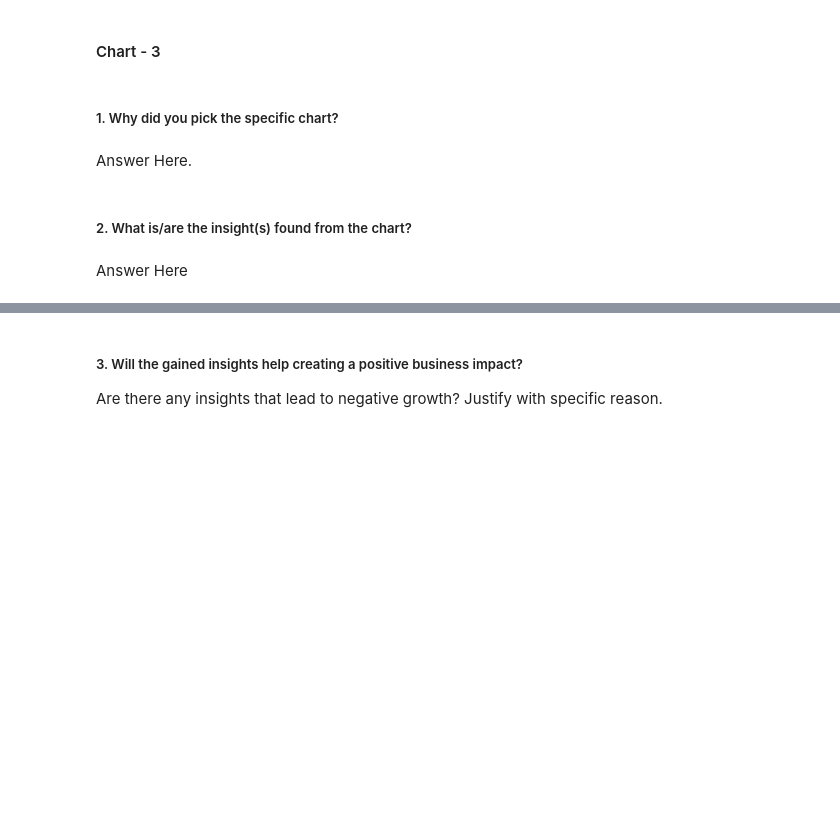
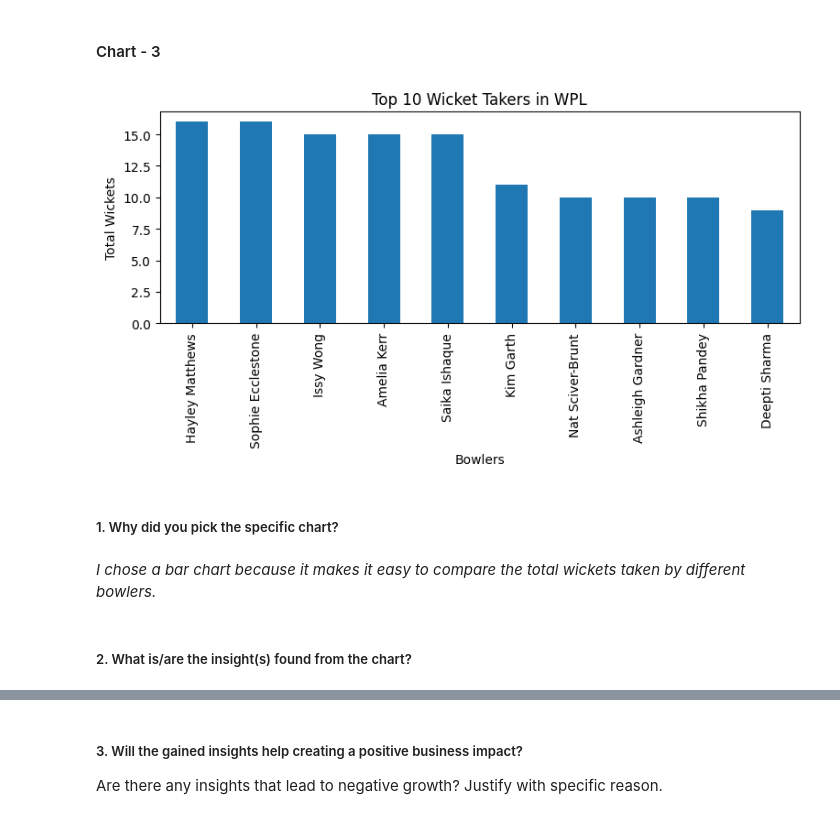
Before and after one commit to GEE2007/WPL-Inaugural-Analytics, a Jupyter notebook: WPL_Inaugural_Analytics.ipynb, the cells around one changed output, grey strips where cells are left out. Cells and saved outputs as stored; diff of their text form; code cells hidden in the pictures; blank space fills up the shorter version.

```diff
--- a/WPL_Inaugural_Analytics.ipynb
+++ b/WPL_Inaugural_Analytics.ipynb
@@ -573,8 +631,16 @@ Answer Here
+# %%
+# Chart - 3 visualization code
+top_wickets = bowling.groupby('bowlerName')['wickets'].sum().sort_values(ascending=False).head(10)
+top_wickets.plot(kind='bar', figsize=(9,3))
+plt.title("Top 10 Wicket Takers in WPL")
+plt.xlabel("Bowlers")
+plt.ylabel("Total Wickets")
+plt.show()
+# %% [output]
+[figure, added]
 # %% [markdown]
 ##### 1. Why did you pick the specific chart?
-# %% [markdown]
-Answer Here.
+# %% [markdown]
+*I chose a bar chart because it makes it easy to compare the total wickets taken by different bowlers.*
 # %% [markdown]
 ##### 2. What is/are the insight(s) found from the chart?
-# %% [markdown]
-Answer Here
```
Also changed, not shown: parts of 25 cells of this notebook.
